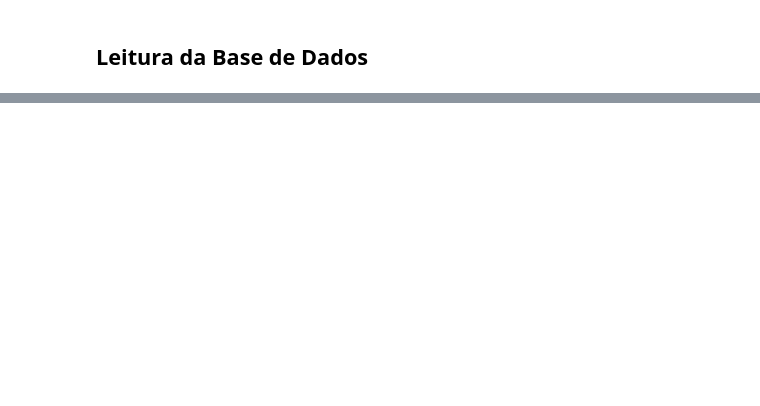
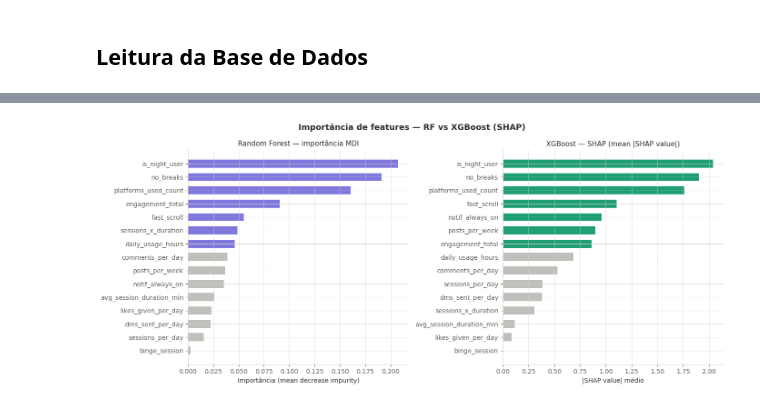
Before and after one commit to razevedo1994/tcc_fia, a Jupyter notebook: projeto_final.ipynb, the cells around one changed output, grey strips where cells are left out. Saved outputs shown, nothing was run; the diff lists cells and outputs as text; code cells hidden in the pictures; blank space fills up the shorter version.

```diff
--- a/projeto_final.ipynb
+++ b/projeto_final.ipynb
@@ -194,0 +743,27 @@ Index(['user_id', 'age', 'gender', 'country', 'profession', 'primary_platform',
+# %%
+fig, axes = plt.subplots(1, 2, figsize=(14, 6))
+fig.suptitle("Importância de features — RF vs XGBoost (SHAP)", fontsize=13, fontweight="bold")
+
+# RF — MDI
+ax = axes[0]
+imp_rf = pd.Series(rf.feature_importances_, index=FEATURES).sort_values()
+colors_imp = [C_PURPLE if v > imp_rf.median() else C_GRAY + "88" for v in imp_rf.values]
+ax.barh(imp_rf.index, imp_rf.values, color=colors_imp, edgecolor="none", height=0.6)
+ax.set_title("Random Forest — importância MDI")
+ax.set_xlabel("Importância (mean decrease impurity)")
+
+# XGBoost — SHAP
+ax = axes[1]
+explainer   = shap.TreeExplainer(xgb_model)
+shap_values = explainer.shap_values(X_test)
+mean_shap   = np.abs(shap_values).mean(axis=0)
+imp_shap    = pd.Series(mean_shap, index=FEATURES).sort_values()
+colors_shap = [C_TEAL if v > imp_shap.median() else C_GRAY + "88" for v in imp_shap.values]
+ax.barh(imp_shap.index, imp_shap.values, color=colors_shap, edgecolor="none", height=0.6)
+ax.set_title("XGBoost — SHAP (mean |SHAP value|)")
+ax.set_xlabel("|SHAP value| médio")
+
+plt.tight_layout()
+plt.show()
+# %% [output]
+[figure, added]
```
Also changed, not shown: parts of 32 cells of this notebook.
